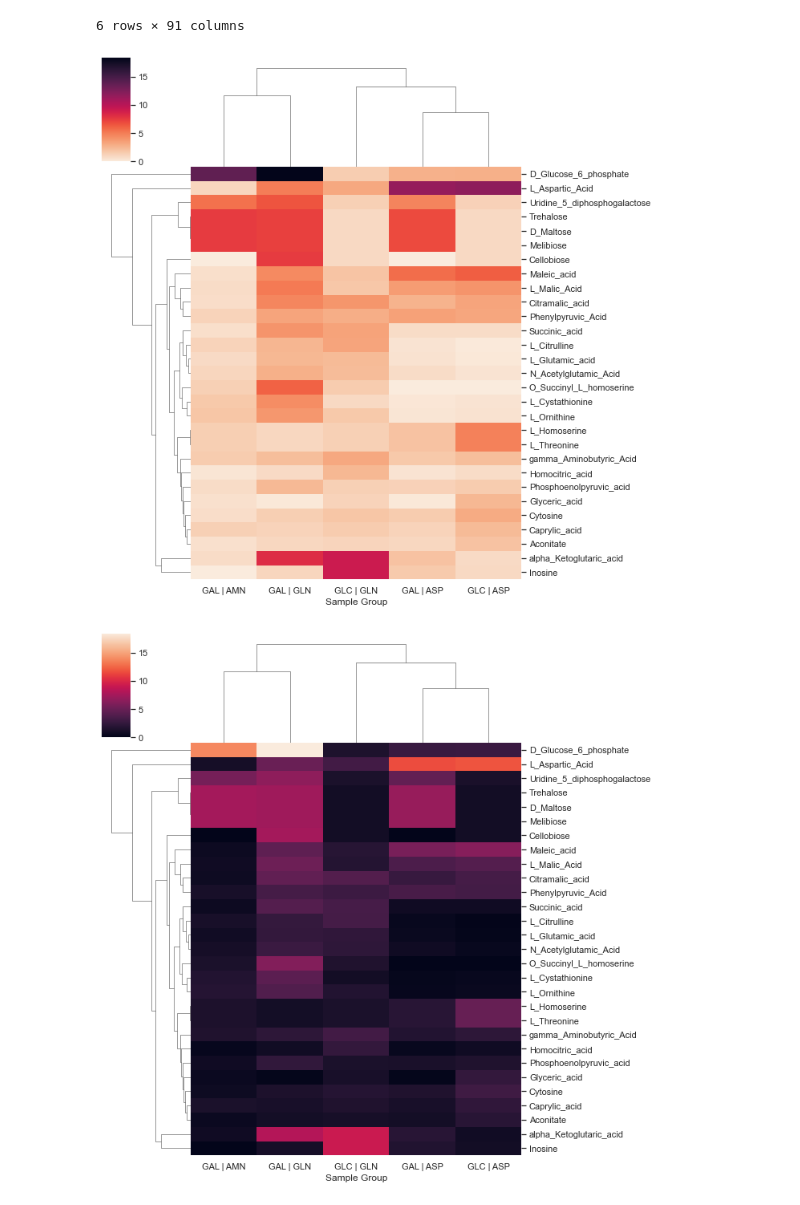
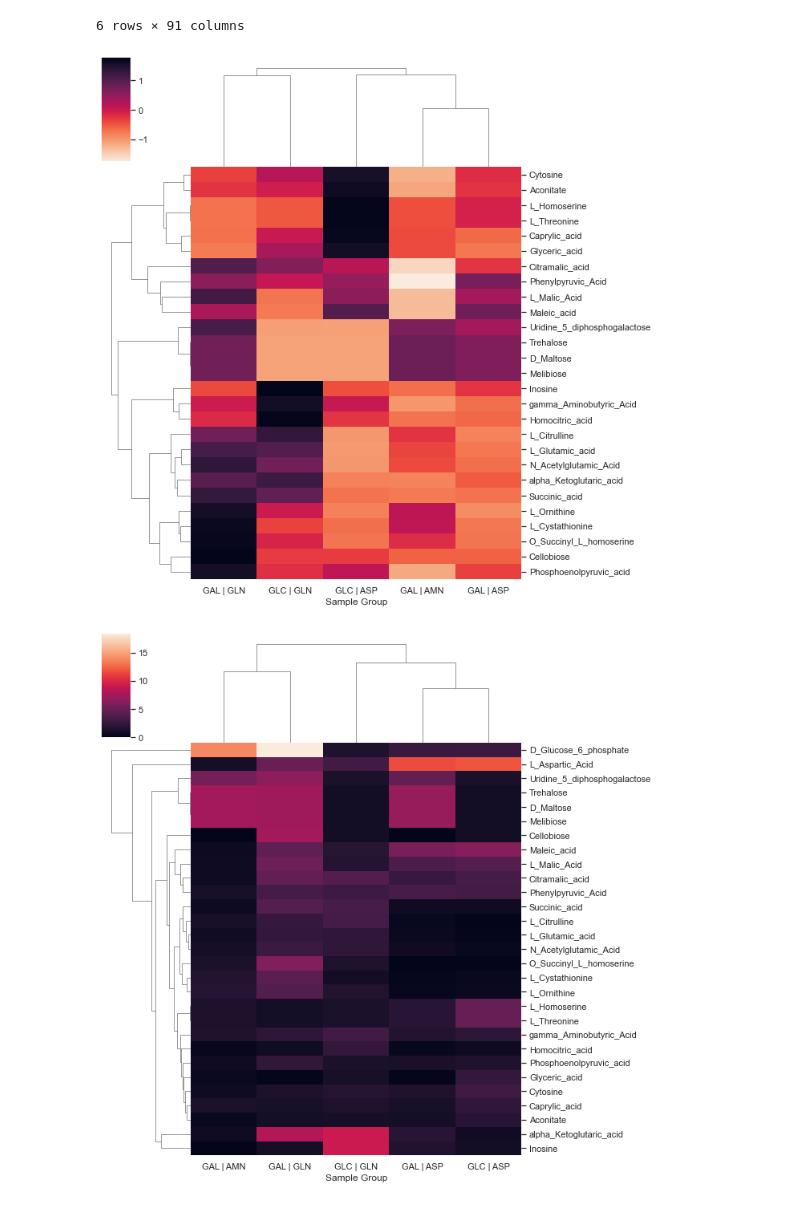
Before and after one commit to irahorecka/montenegro-burke-ms, a Jupyter notebook: nutrient_assessment/scratchpad.ipynb, the cells around one changed output. Drawn from its saved outputs; the diff is of its cells as text; code cells hidden in the pictures.

```diff
--- a/nutrient_assessment/scratchpad.ipynb
+++ b/nutrient_assessment/scratchpad.ipynb
@@ -175,38 +175,36 @@ d = d.dropna(axis=1, how='all')
 cols_to_keep = ['alpha_Ketoglutaric_acid',
  'Caprylic_acid',
  'Cellobiose',
  'Citramalic_acid',
  'Cytosine',
- 'D_Glucose_6_phosphate',
  'D_Maltose',
  'gamma_Aminobutyric_Acid',
  'Glyceric_acid',
  'Homocitric_acid',
  'Inosine',
- 'L_Aspartic_Acid',
  'L_Citrulline',
  'L_Cystathionine',
  'L_Glutamic_acid',
  'L_Homoserine',
  'L_Malic_Acid',
  'L_Ornithine',
  'L_Threonine',
  'Maleic_acid',
  'Melibiose',
  'N_Acetylglutamic_Acid',
  'O_Succinyl_L_homoserine',
  'Phenylpyruvic_Acid',
  'Phosphoenolpyruvic_acid',
  'Succinic_acid',
  'Aconitate',
  'Trehalose',
  'Uridine_5_diphosphogalactose']
 # Select the ones you want
 condensed = data_auc_T_norm[cols_to_keep]
-down_regulated = sns.clustermap(condensed.fillna(0).T, cmap='rocket_r')
-down_regulated.savefig('downregulated.eps', format='eps')
+down_regulated = sns.clustermap(condensed.fillna(0).T, cmap='rocket_r', z_score=0)
+# down_regulated.savefig('downregulated.eps', format='eps')
 # %% [output]
-[figure, old version]
+[figure, new version]
 # %%
 up_regulated = sns.clustermap(condensed.fillna(0).T, vmin=0)
 # %% [output]
```
Also changed, not shown: 1 other file.
